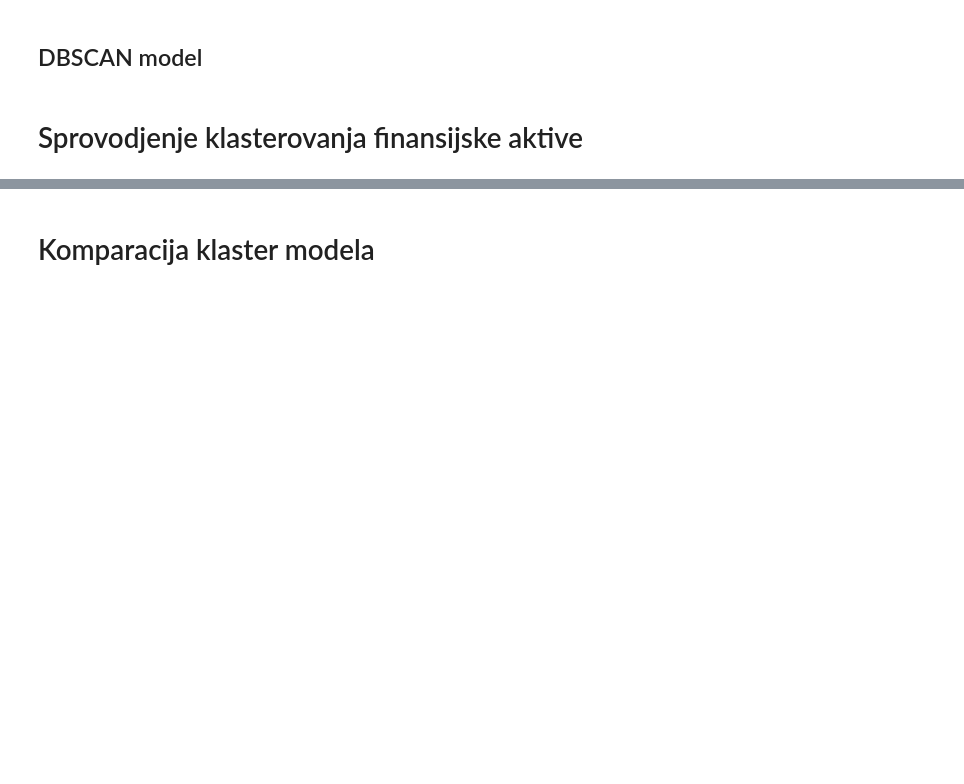
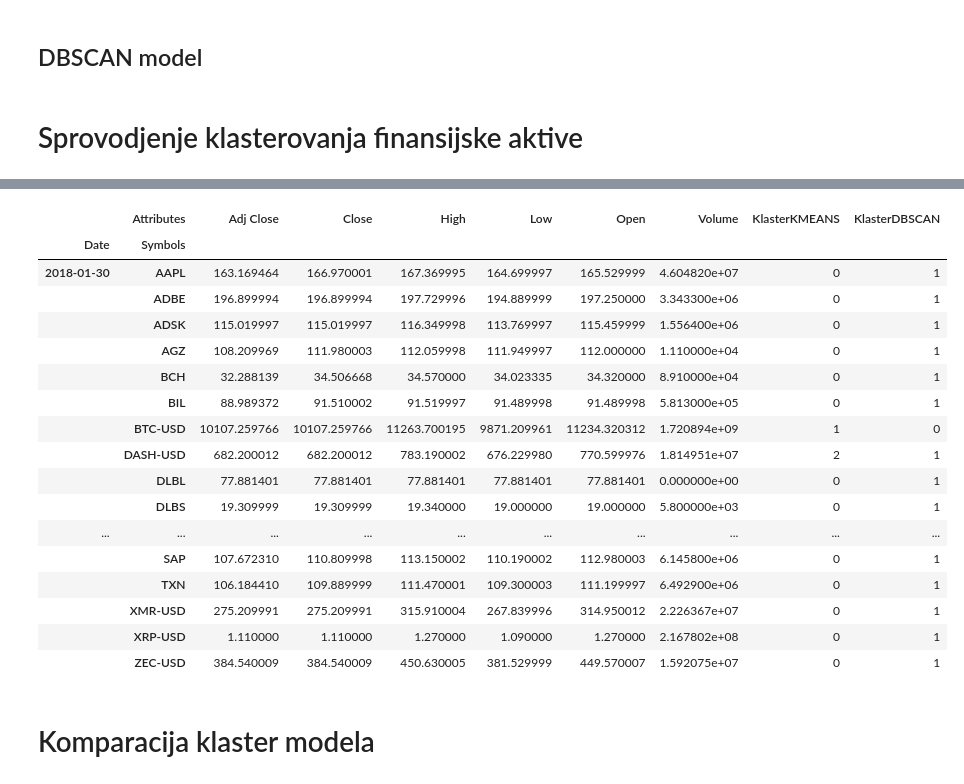
Before and after one commit to AI-PROJECTS-ORGANIZATION/Klasterovanje-finansijske-aktive, a Jupyter notebook: Klasterovanje finansijske aktive.ipynb, the cells around one changed output, grey strips where cells are left out. Saved outputs shown, nothing was run; the diff lists cells and outputs as text; code cells hidden in the pictures; blank space fills up the shorter version.

```diff
--- a/Klasterovanje finansijske aktive.ipynb
+++ b/Klasterovanje finansijske aktive.ipynb
@@ -367,2 +372,37 @@ Date       Symbols
+# %%
+#DUBOKA KOPIJA
+dnevni_portfolio_kmeans = dnevni_portfolio.copy(deep=True)
+dnevni_portfolio_dbscan = dnevni_portfolio.copy(deep=True)
+
+kmeans = KMeans(n_clusters=3)
+clusters_kmeans = kmeans.fit_predict(dnevni_portfolio_scaled)
+dnevni_portfolio["KlasterKMEANS"] = clusters_kmeans
+dnevni_portfolio_kmeans["KlasterKMEANS"] = clusters_kmeans
+
+dbscan = DBSCAN(eps=3, min_samples = 6)
+clusters_dbscan = dbscan.fit_predict(dnevni_portfolio_scaled)
+dnevni_portfolio["KlasterDBSCAN"] = clusters_dbscan+1
+dnevni_portfolio_dbscan["KlasterDBSCAN"] = clusters_dbscan+1
+
+dnevni_portfolio
+# %% [output]
+|  | Attributes | Adj Close | Close | High | Low | Open | Volume | KlasterKMEANS | KlasterDBSCAN |
+| Date | Symbols |  |  |  |  |  |  |  |  |
+| 2018-01-30 | AAPL | 163.169464 | 166.970001 | 167.369995 | 164.699997 | 165.529999 | 4.604820e+07 | 0 | 1 |
+|  | ADBE | 196.899994 | 196.899994 | 197.729996 | 194.889999 | 197.250000 | 3.343300e+06 | 0 | 1 |
+|  | ADSK | 115.019997 | 115.019997 | 116.349998 | 113.769997 | 115.459999 | 1.556400e+06 | 0 | 1 |
+|  | AGZ | 108.209969 | 111.980003 | 112.059998 | 111.949997 | 112.000000 | 1.110000e+04 | 0 | 1 |
+|  | BCH | 32.288139 | 34.506668 | 34.570000 | 34.023335 | 34.320000 | 8.910000e+04 | 0 | 1 |
+|  | BIL | 88.989372 | 91.510002 | 91.519997 | 91.489998 | 91.489998 | 5.813000e+05 | 0 | 1 |
+|  | BTC-USD | 10107.259766 | 10107.259766 | 11263.700195 | 9871.209961 | 11234.320312 | 1.720894e+09 | 1 | 0 |
+|  | DASH-USD | 682.200012 | 682.200012 | 783.190002 | 676.229980 | 770.599976 | 1.814951e+07 | 2 | 1 |
+|  | DLBL | 77.881401 | 77.881401 | 77.881401 | 77.881401 | 77.881401 | 0.000000e+00 | 0 | 1 |
+|  | DLBS | 19.309999 | 19.309999 | 19.340000 | 19.000000 | 19.000000 | 5.800000e+03 | 0 | 1 |
+| ... | ... | ... | ... | ... | ... | ... | ... | ... | ... |
+|  | SAP | 107.672310 | 110.809998 | 113.150002 | 110.190002 | 112.980003 | 6.145800e+06 | 0 | 1 |
+|  | TXN | 106.184410 | 109.889999 | 111.470001 | 109.300003 | 111.199997 | 6.492900e+06 | 0 | 1 |
+|  | XMR-USD | 275.209991 | 275.209991 | 315.910004 | 267.839996 | 314.950012 | 2.226367e+07 | 0 | 1 |
+|  | XRP-USD | 1.110000 | 1.110000 | 1.270000 | 1.090000 | 1.270000 | 2.167802e+08 | 0 | 1 |
+|  | ZEC-USD | 384.540009 | 384.540009 | 450.630005 | 381.529999 | 449.570007 | 1.592075e+07 | 0 | 1 |
 # %% [markdown]
 # Komparacija klaster modela
```
Also changed, not shown: parts of 9 cells of this notebook.
